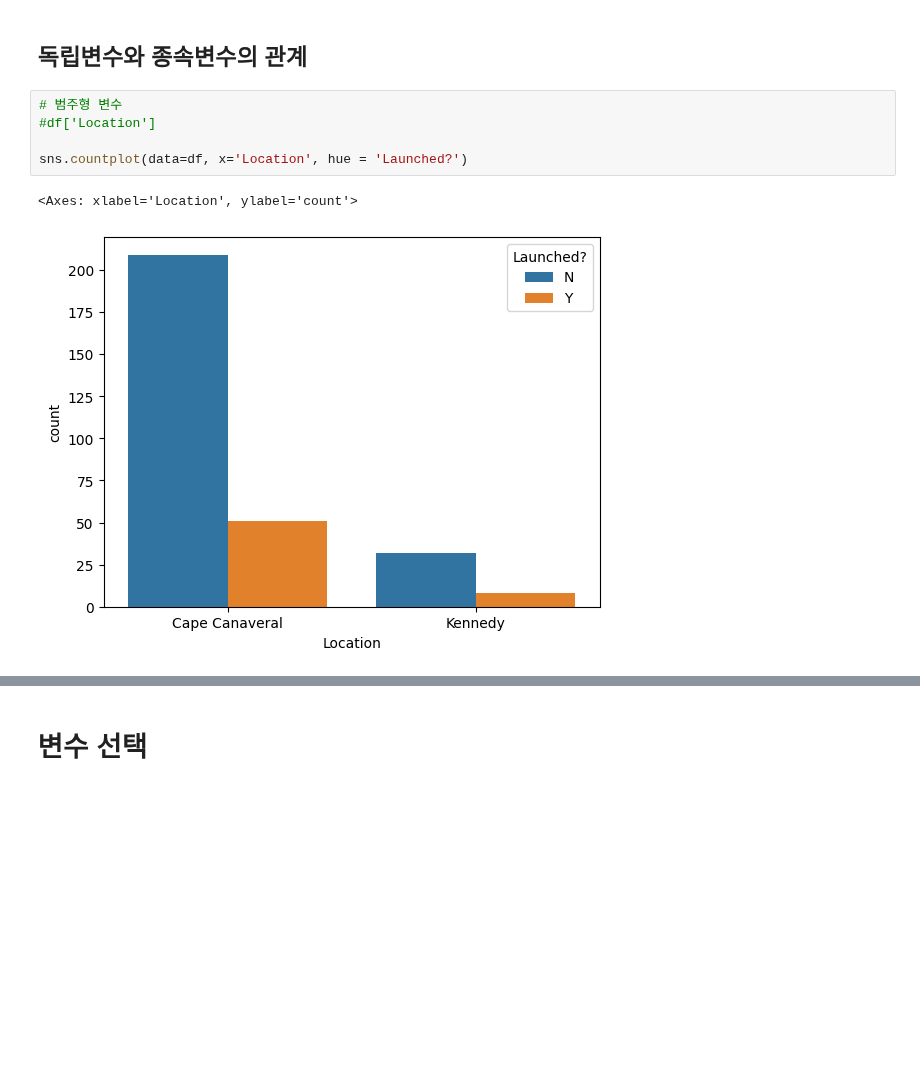
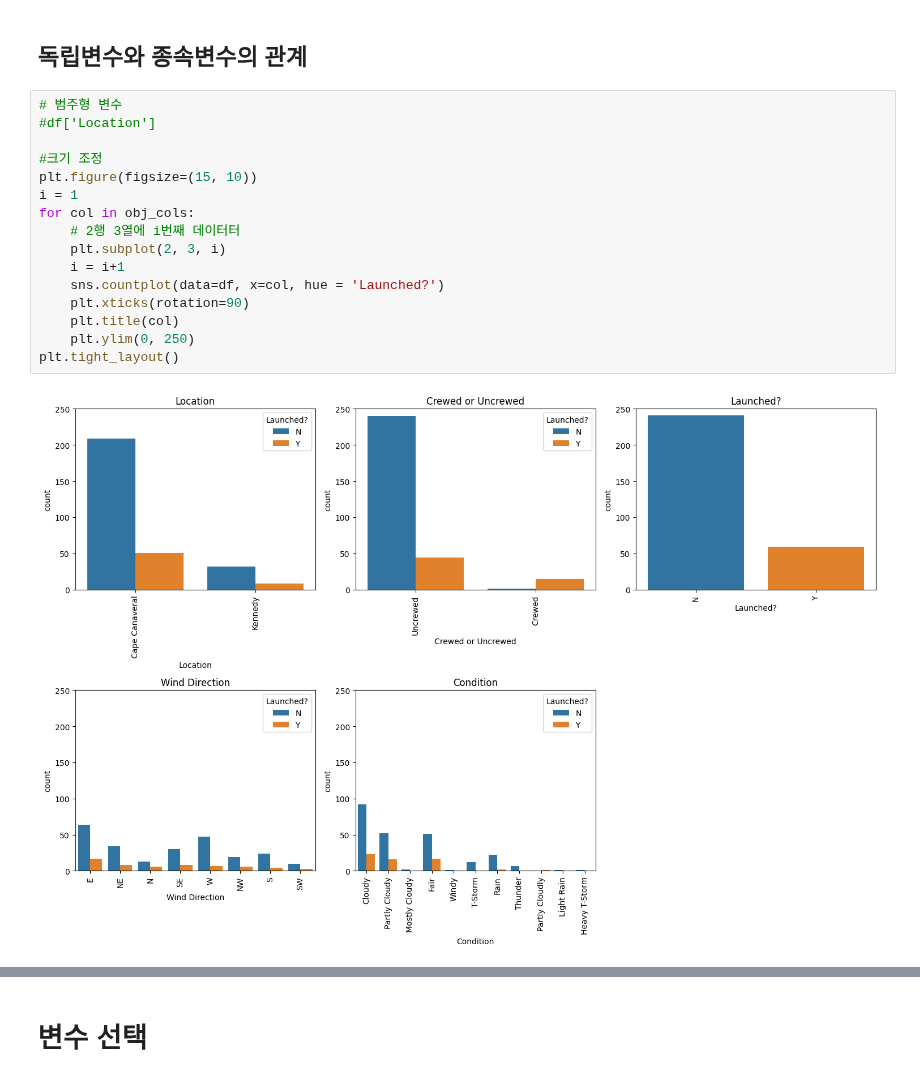
Before and after one commit to parkjiyon7/MSAI_6, a Jupyter notebook: python_ML/12_로켓발사_실습.ipynb, the cells around one changed output, grey strips where cells are left out. Drawn from its saved outputs; the diff is of its cells as text; blank space fills up the shorter version.

Commit message:
rocket launch update -visualize data

```diff
--- a/python_ML/12_로켓발사_실습.ipynb
+++ b/python_ML/12_로켓발사_실습.ipynb
@@ -194,11 +194,21 @@ Condition                    0
 dtype: int64
 # %% [markdown]
 ## 독립변수와 종속변수의 관계
-# %%
-# 범주형 변수
-#df['Location']
-
-sns.countplot(data=df, x='Location', hue = 'Launched?')
-# %% [output]
-<Axes: xlabel='Location', ylabel='count'>
-[figure, removed]
+# %%
+# 범주형 변수
+#df['Location']
+
+#크기 조정
+plt.figure(figsize=(15, 10))
+i = 1
+for col in obj_cols:
+    # 2행 3열에 i번째 데이터터
+    plt.subplot(2, 3, i)
+    i = i+1
+    sns.countplot(data=df, x=col, hue = 'Launched?')
+    plt.xticks(rotation=90)
+    plt.title(col)
+    plt.ylim(0, 250)
+plt.tight_layout()
+# %% [output]
+[figure, added]
```
Also changed, not shown: parts of 1 cell of this notebook.
